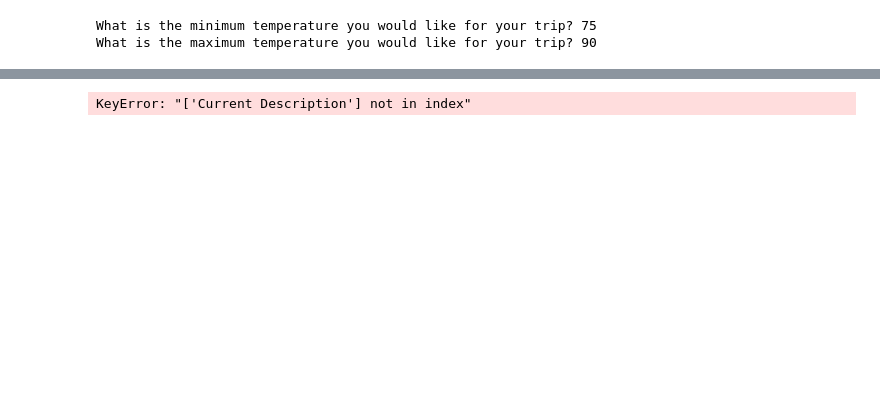
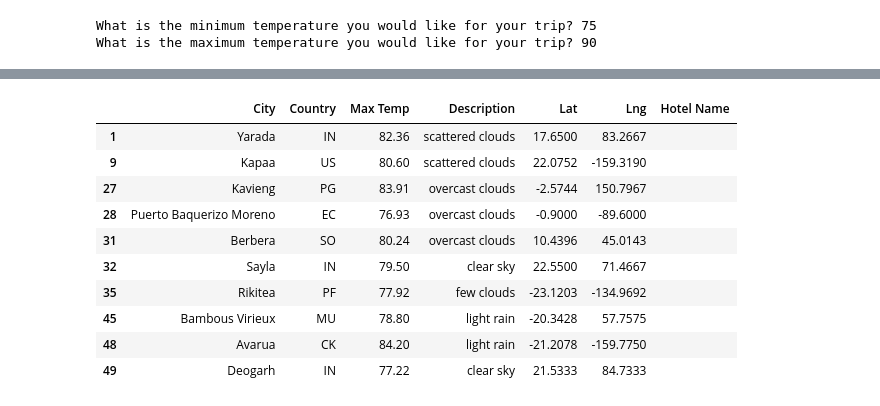
Before and after one commit to skylarblack96/World_Weather_Analysis, a Jupyter notebook: Vacation_Search.ipynb, the cells around one changed output, grey strips where cells are left out. Saved outputs shown, nothing was run; the diff lists cells and outputs as text; code cells hidden in the pictures; blank space fills up the shorter version.

```diff
--- a/Vacation_Search.ipynb
+++ b/Vacation_Search.ipynb
@@ -68,12 +68,22 @@ clean_df
 # %%
 # 5a. Create DataFrame called hotel_df to store hotel names along with city, country, max temp, and coordinates.
-hotel_df = clean_df[["City", "Country", "Max Temp", "Current Description", "Lat", "Lng"]].copy()
+hotel_df = clean_df[["City", "Country", "Max Temp", "Description", "Lat", "Lng"]].copy()
 
 # 5b. Create a new column "Hotel Name"
-hotel_df["Hotel Name"] = ""
+hotel_df["Hotel Name"] = " "
 hotel_df.head(10)
 # %% [output]
-KeyError: "['Current Description'] not in index"
+|  | City | Country | Max Temp | Description | Lat | Lng | Hotel Name |
+| 1 | Yarada | IN | 82.36 | scattered clouds | 17.6500 | 83.2667 |  |
+| 9 | Kapaa | US | 80.60 | scattered clouds | 22.0752 | -159.3190 |  |
+| 27 | Kavieng | PG | 83.91 | overcast clouds | -2.5744 | 150.7967 |  |
+| 28 | Puerto Baquerizo Moreno | EC | 76.93 | overcast clouds | -0.9000 | -89.6000 |  |
+| 31 | Berbera | SO | 80.24 | overcast clouds | 10.4396 | 45.0143 |  |
+| 32 | Sayla | IN | 79.50 | clear sky | 22.5500 | 71.4667 |  |
+| 35 | Rikitea | PF | 77.92 | few clouds | -23.1203 | -134.9692 |  |
+| 45 | Bambous Virieux | MU | 78.80 | light rain | -20.3428 | 57.7575 |  |
+| 48 | Avarua | CK | 84.20 | light rain | -21.2078 | -159.7750 |  |
+| 49 | Deogarh | IN | 77.22 | clear sky | 21.5333 | 84.7333 |  |
 # %%
 # 6a. Set parameters to search for hotels with 5000 meters.
 params = {
```
Also changed, not shown: parts of 7 cells of this notebook, 7 other files.
